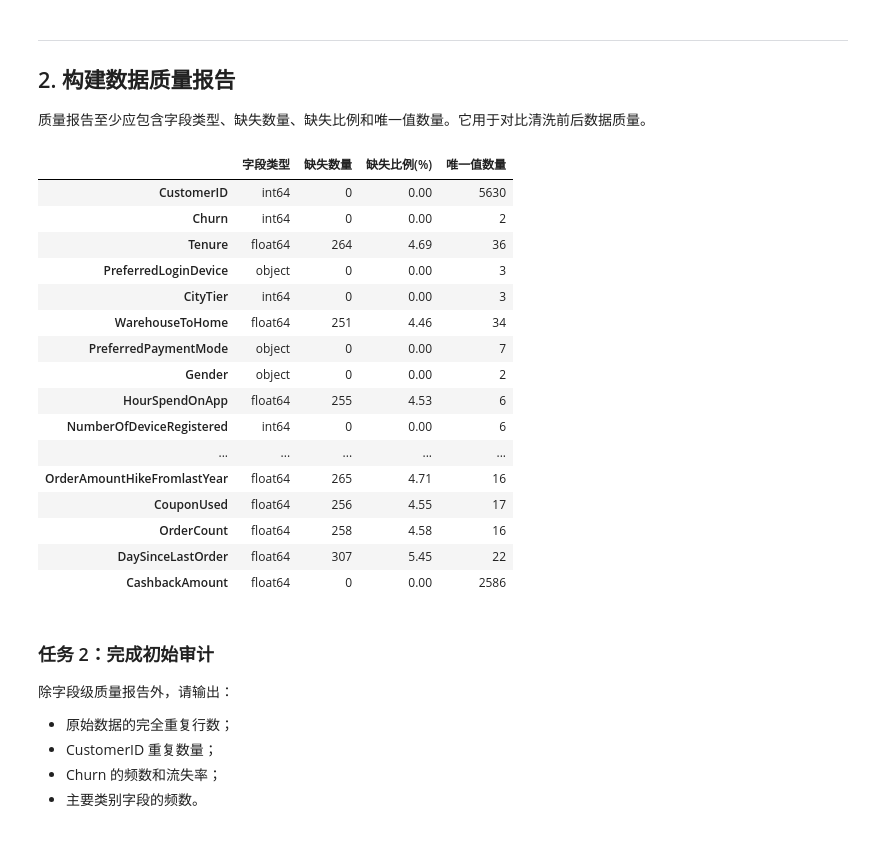
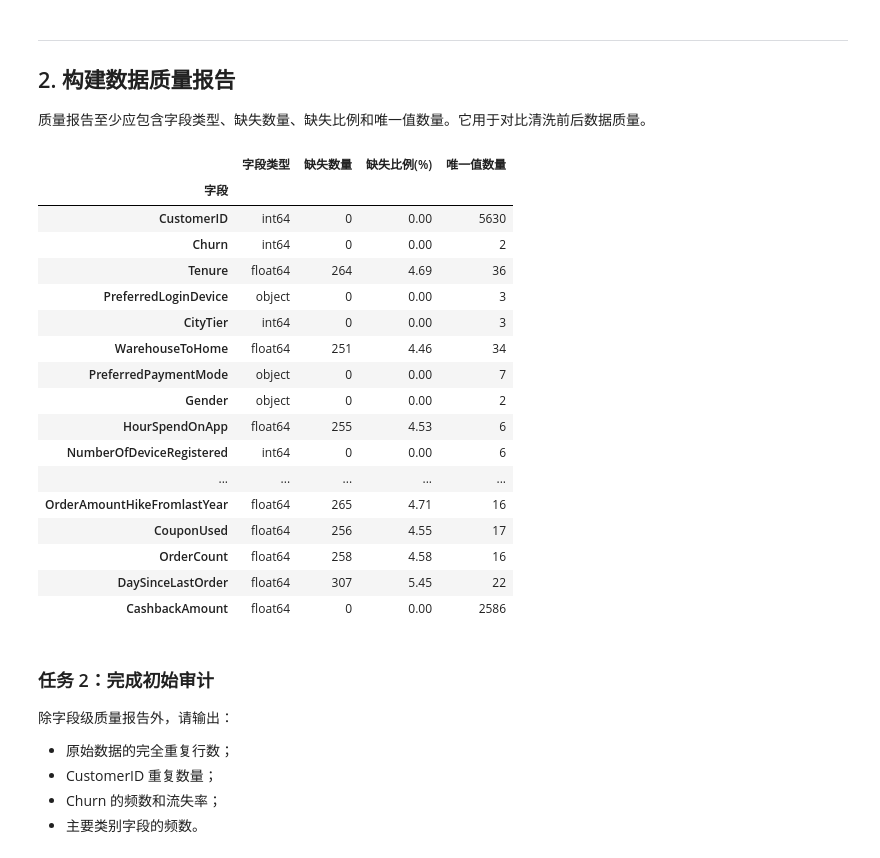
Before and after one commit to 61AR26710/muc-commerce-2-24012408, a Jupyter notebook: notebooks/day04_pm_user_cleaning_project.ipynb, the cells around one changed output. Drawn from its saved outputs; the diff is of its cells as text; code cells hidden in the pictures.

```diff
--- a/notebooks/day04_pm_user_cleaning_project.ipynb
+++ b/notebooks/day04_pm_user_cleaning_project.ipynb
@@ -95,22 +95,24 @@ raw_df.head()
 # %%
 def build_quality_report(data):
     """返回字段级数据质量报告。"""
     # 返回一个 DataFrame，至少包含：
     # 数据类型、缺失数量、缺失比例(%)、唯一值数量
     report = pd.DataFrame({
         '字段类型': data.dtypes,
         '缺失数量': data.isnull().sum(),
         '缺失比例(%)': (data.isnull().sum() / len(data) * 100).round(2),
         '唯一值数量': data.nunique()
     })
+    report.index.name = '字段'
     return report
 
 
 # 生成清洗前质量报告
 quality_before = build_quality_report(raw_df)
 display(quality_before)
 # %% [output]
 |  | 字段类型 | 缺失数量 | 缺失比例(%) | 唯一值数量 |
+| 字段 |  |  |  |  |
 | CustomerID | int64 | 0 | 0.00 | 5630 |
 | Churn | int64 | 0 | 0.00 | 2 |
 | Tenure | float64 | 264 | 4.69 | 36 |
```
Also changed, not shown: parts of 1 cell of this notebook, 3 other files.
